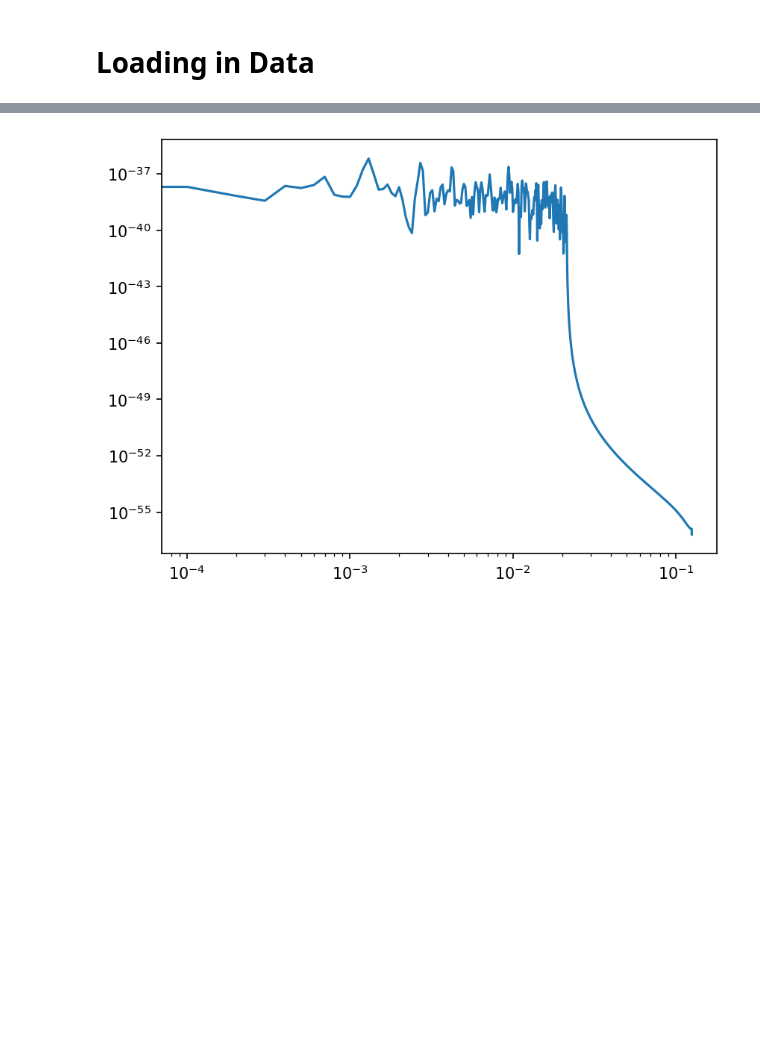
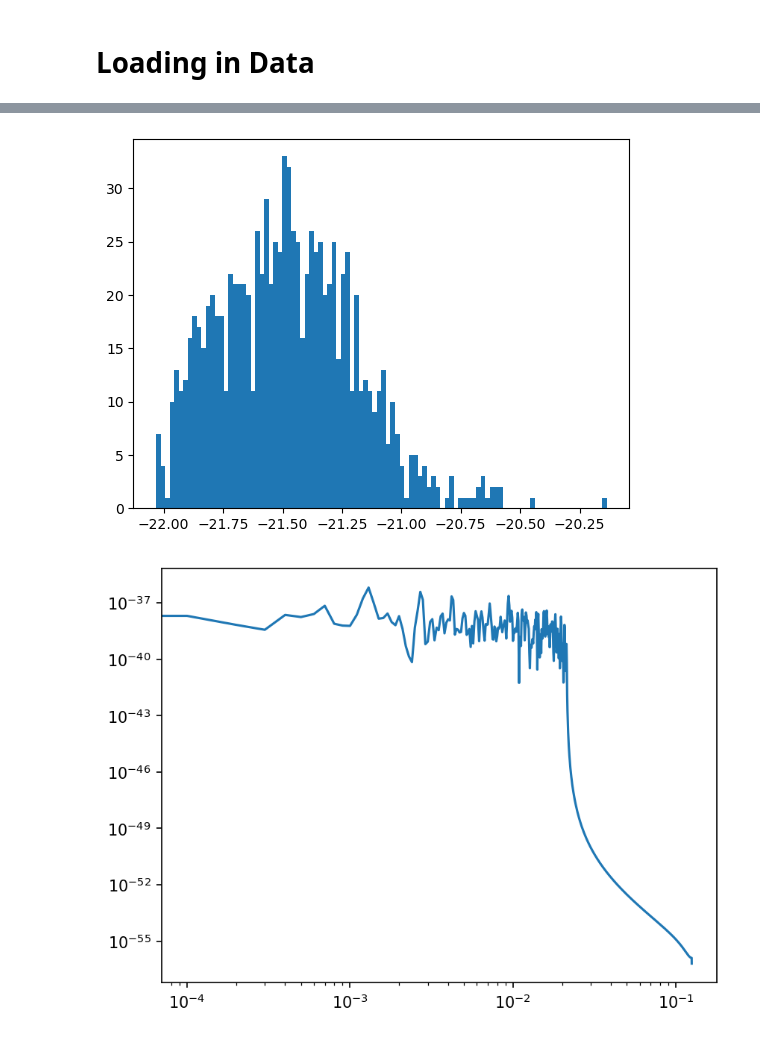
Before and after one commit to criswellalexander/gb-population-inference, a Jupyter notebook: datageneration/FinalDataGeneration.ipynb, the cells around one changed output, grey strips where cells are left out. Drawn from its saved outputs; the diff is of its cells as text; code cells hidden in the pictures; blank space fills up the shorter version.

```diff
--- a/datageneration/FinalDataGeneration.ipynb
+++ b/datageneration/FinalDataGeneration.ipynb
@@ -44,3 +45,9 @@ data.population_parameters
+# %%
+import matplotlib.pyplot as plt
+plt.hist(np.log(data.loaded_dict['injected_population']['amplitude']) / np.log(10), bins=100)
+plt.show()
+# %% [output]
+[figure, added]
 # %%
 data.plot_psd()
 # %% [output]
```
Also changed, not shown: parts of 2 cells of this notebook, 4 other files.
